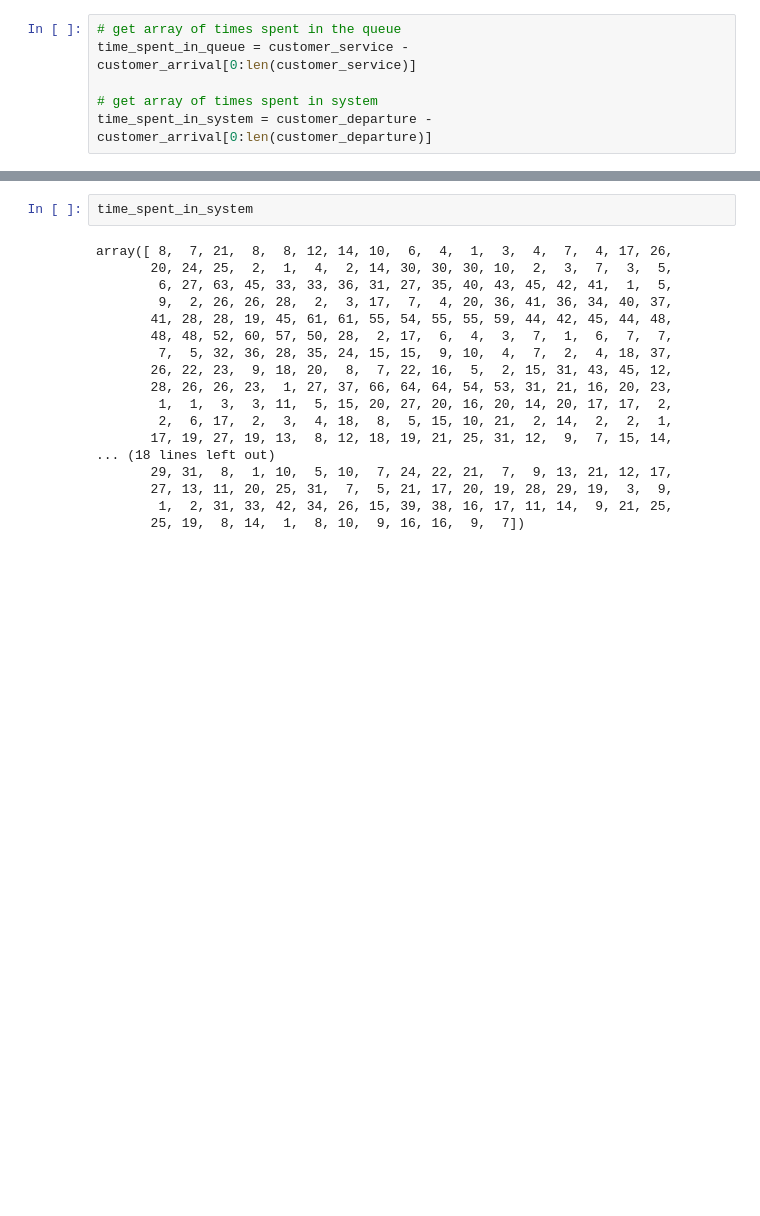
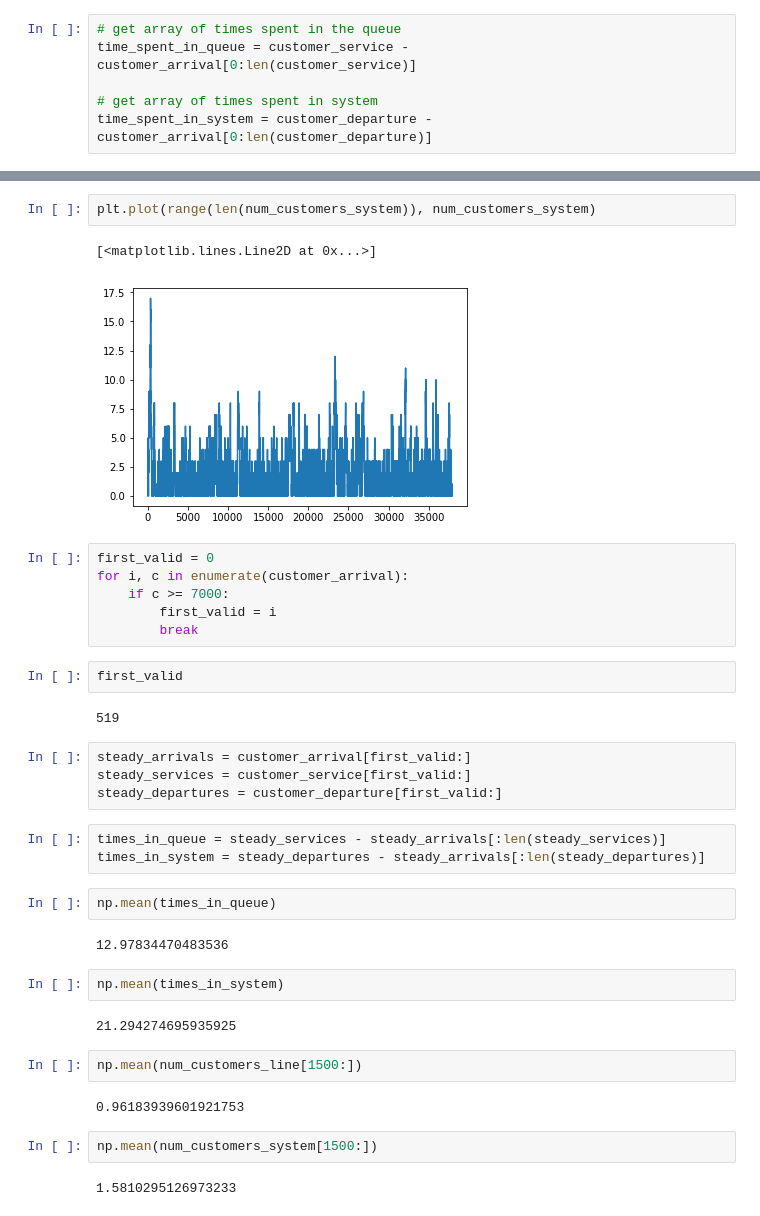
Before and after one commit to InzamamRahaman/COMP3950-2018, a Jupyter notebook: Queueing Example #1.ipynb, the cells around one changed output, grey strips where cells are left out. Cells and saved outputs as stored; diff of their text form; blank space fills up the shorter version.

```diff
--- a/Queueing Example #1.ipynb
+++ b/Queueing Example #1.ipynb
@@ -218,20 +220,38 @@ array([ 0, 27, 17, 17, 18, 19, 27, 28, 16, 11,  0,  0,  0,  7, 14,  0,  0,
-# %%
-time_spent_in_system
-# %% [output]
-array([ 8,  7, 21,  8,  8, 12, 14, 10,  6,  4,  1,  3,  4,  7,  4, 17, 26,
-       20, 24, 25,  2,  1,  4,  2, 14, 30, 30, 30, 10,  2,  3,  7,  3,  5,
-        6, 27, 63, 45, 33, 33, 36, 31, 27, 35, 40, 43, 45, 42, 41,  1,  5,
-        9,  2, 26, 26, 28,  2,  3, 17,  7,  4, 20, 36, 41, 36, 34, 40, 37,
-       41, 28, 28, 19, 45, 61, 61, 55, 54, 55, 55, 59, 44, 42, 45, 44, 48,
-       48, 48, 52, 60, 57, 50, 28,  2, 17,  6,  4,  3,  7,  1,  6,  7,  7,
-        7,  5, 32, 36, 28, 35, 24, 15, 15,  9, 10,  4,  7,  2,  4, 18, 37,
-       26, 22, 23,  9, 18, 20,  8,  7, 22, 16,  5,  2, 15, 31, 43, 45, 12,
-       28, 26, 26, 23,  1, 27, 37, 66, 64, 64, 54, 53, 31, 21, 16, 20, 23,
-        1,  1,  3,  3, 11,  5, 15, 20, 27, 20, 16, 20, 14, 20, 17, 17,  2,
-        2,  6, 17,  2,  3,  4, 18,  8,  5, 15, 10, 21,  2, 14,  2,  2,  1,
-       17, 19, 27, 19, 13,  8, 12, 18, 19, 21, 25, 31, 12,  9,  7, 15, 14,
-... (18 lines left out)
-       29, 31,  8,  1, 10,  5, 10,  7, 24, 22, 21,  7,  9, 13, 21, 12, 17,
-       27, 13, 11, 20, 25, 31,  7,  5, 21, 17, 20, 19, 28, 29, 19,  3,  9,
-        1,  2, 31, 33, 42, 34, 26, 15, 39, 38, 16, 17, 11, 14,  9, 21, 25,
-       25, 19,  8, 14,  1,  8, 10,  9, 16, 16,  9,  7])
+# %%
+plt.plot(range(len(num_customers_system)), num_customers_system)
+# %% [output]
+[<matplotlib.lines.Line2D at 0x...>]
+[figure, added]
+# %%
+first_valid = 0
+for i, c in enumerate(customer_arrival):
+    if c >= 7000:
+        first_valid = i
+        break
+# %%
+first_valid
+# %% [output]
+519
+# %%
+steady_arrivals = customer_arrival[first_valid:]
+steady_services = customer_service[first_valid:]
+steady_departures = customer_departure[first_valid:]
+# %%
+times_in_queue = steady_services - steady_arrivals[:len(steady_services)]
+times_in_system = steady_departures - steady_arrivals[:len(steady_departures)]
+# %%
+np.mean(times_in_queue)
+# %% [output]
+12.97834470483536
+# %%
+np.mean(times_in_system)
+# %% [output]
+21.294274695935925
+# %%
+np.mean(num_customers_line[1500:])
+# %% [output]
+0.96183939601921753
+# %%
+np.mean(num_customers_system[1500:])
+# %% [output]
+1.5810295126973233
```
Also changed, not shown: parts of 15 cells of this notebook, 1 other file.
